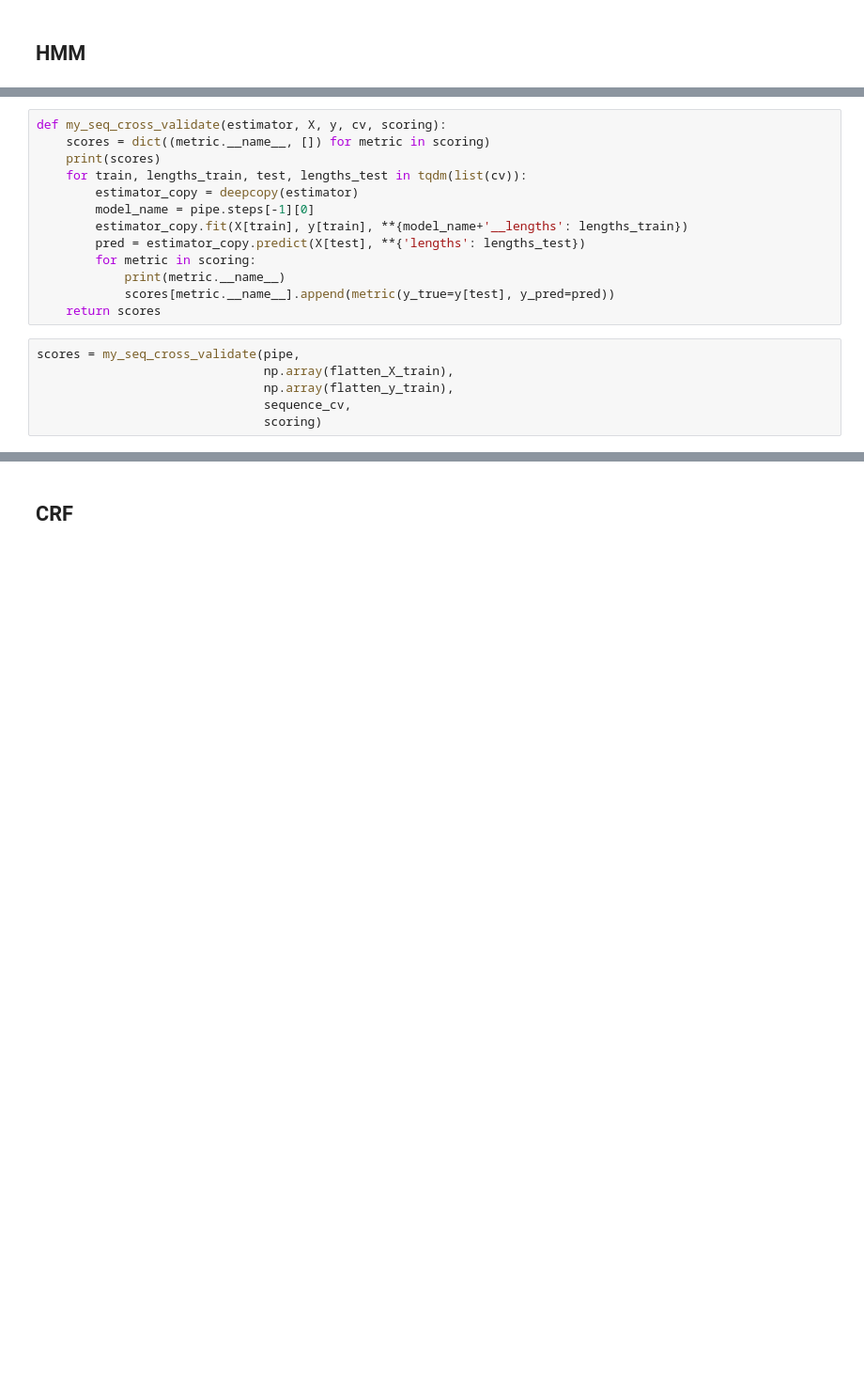
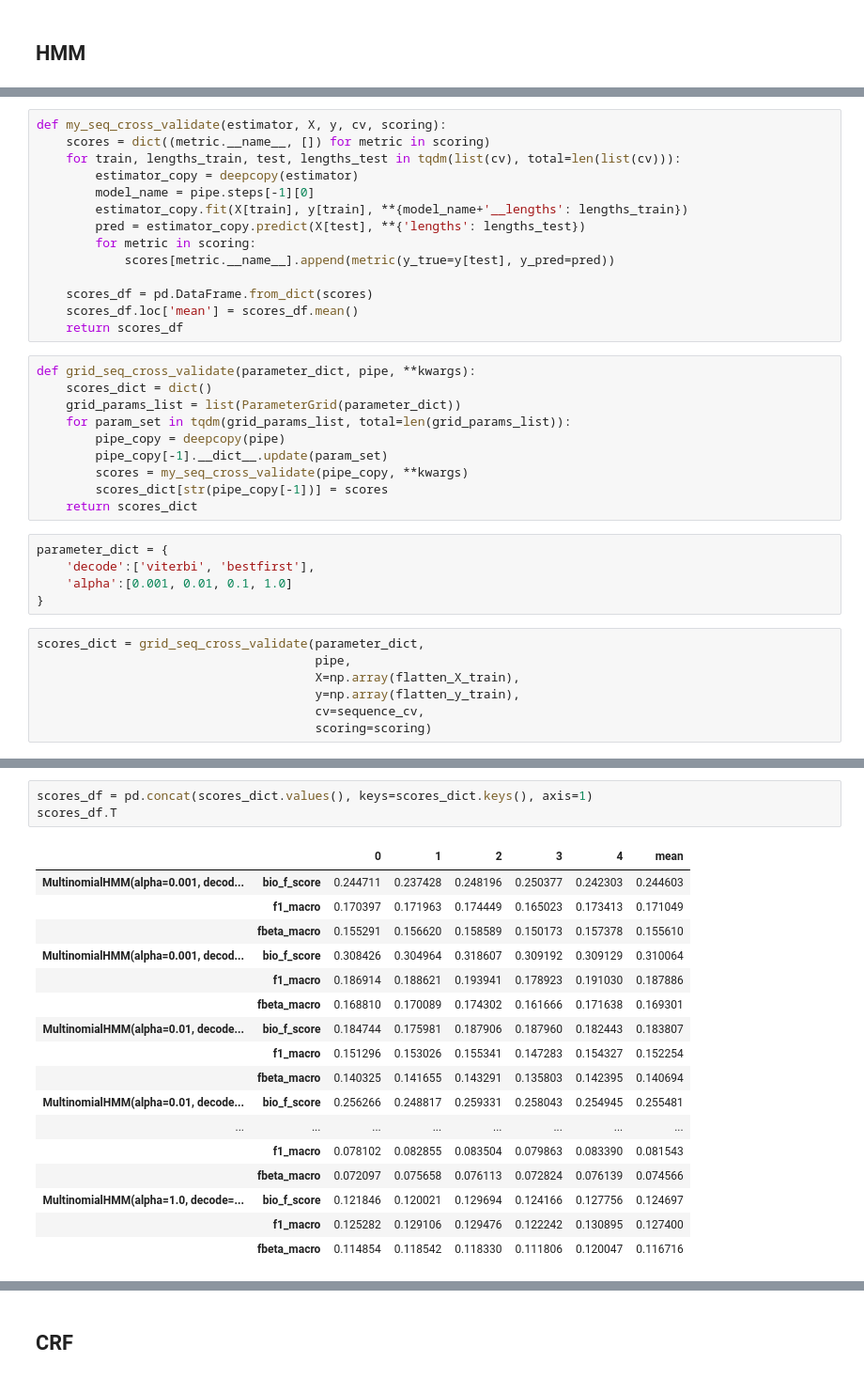
Before and after one commit to OlegBEZb/NLP_advanced_course, a Jupyter notebook: HW2/HW2_NER.ipynb, the cells around one changed output, grey strips where cells are left out. Shown at 94% size. Saved outputs shown, nothing was run; the diff lists cells and outputs as text; blank space fills up the shorter version.

```diff
--- a/HW2/HW2_NER.ipynb
+++ b/HW2/HW2_NER.ipynb
@@ -586,20 +587,37 @@ sequence_cv = SequenceKFold(lengths_train, n_folds=2, n_iter=1, shuffle=True, ra
 # %%
 def my_seq_cross_validate(estimator, X, y, cv, scoring):
     scores = dict((metric.__name__, []) for metric in scoring)
-    print(scores)
-    for train, lengths_train, test, lengths_test in tqdm(list(cv)):
+    for train, lengths_train, test, lengths_test in tqdm(list(cv), total=len(list(cv))):
         estimator_copy = deepcopy(estimator)
         model_name = pipe.steps[-1][0]
         estimator_copy.fit(X[train], y[train], **{model_name+'__lengths': lengths_train})
         pred = estimator_copy.predict(X[test], **{'lengths': lengths_test})
         for metric in scoring:
-            print(metric.__name__)
             scores[metric.__name__].append(metric(y_true=y[test], y_pred=pred))
-    return scores
+
+    scores_df = pd.DataFrame.from_dict(scores)
+    scores_df.loc['mean'] = scores_df.mean()
+    return scores_df
+# %%
+def grid_seq_cross_validate(parameter_dict, pipe, **kwargs):
+    scores_dict = dict()
+    grid_params_list = list(ParameterGrid(parameter_dict))
+    for param_set in tqdm(grid_params_list, total=len(grid_params_list)):
+        pipe_copy = deepcopy(pipe)
+        pipe_copy[-1].__dict__.update(param_set)
+        scores = my_seq_cross_validate(pipe_copy, **kwargs)
+        scores_dict[str(pipe_copy[-1])] = scores
+    return scores_dict
+# %%
+parameter_dict = {
+    'decode':['viterbi', 'bestfirst'],
+    'alpha':[0.001, 0.01, 0.1, 1.0]
+}
 # %%
-scores = my_seq_cross_validate(pipe,
-                               np.array(flatten_X_train),
-                               np.array(flatten_y_train),
-                               sequence_cv,
-                               scoring)
+scores_dict = grid_seq_cross_validate(parameter_dict,
+                                      pipe,
+                                      X=np.array(flatten_X_train),
+                                      y=np.array(flatten_y_train),
+                                      cv=sequence_cv,
+                                      scoring=scoring)
 # %% [output]
@@ -629,0 +633,21 @@ scores
+# %%
+scores_df = pd.concat(scores_dict.values(), keys=scores_dict.keys(), axis=1)
+scores_df.T
+# %% [output]
+|  |  | 0 | 1 | 2 | 3 | 4 | mean |
+| MultinomialHMM(alpha=0.001, decod... | bio_f_score | 0.244711 | 0.237428 | 0.248196 | 0.250377 | 0.242303 | 0.244603 |
+|  | f1_macro | 0.170397 | 0.171963 | 0.174449 | 0.165023 | 0.173413 | 0.171049 |
+|  | fbeta_macro | 0.155291 | 0.156620 | 0.158589 | 0.150173 | 0.157378 | 0.155610 |
+| MultinomialHMM(alpha=0.001, decod... | bio_f_score | 0.308426 | 0.304964 | 0.318607 | 0.309192 | 0.309129 | 0.310064 |
+|  | f1_macro | 0.186914 | 0.188621 | 0.193941 | 0.178923 | 0.191030 | 0.187886 |
+|  | fbeta_macro | 0.168810 | 0.170089 | 0.174302 | 0.161666 | 0.171638 | 0.169301 |
+| MultinomialHMM(alpha=0.01, decode... | bio_f_score | 0.184744 | 0.175981 | 0.187906 | 0.187960 | 0.182443 | 0.183807 |
+|  | f1_macro | 0.151296 | 0.153026 | 0.155341 | 0.147283 | 0.154327 | 0.152254 |
+|  | fbeta_macro | 0.140325 | 0.141655 | 0.143291 | 0.135803 | 0.142395 | 0.140694 |
+| MultinomialHMM(alpha=0.01, decode... | bio_f_score | 0.256266 | 0.248817 | 0.259331 | 0.258043 | 0.254945 | 0.255481 |
+| ... | ... | ... | ... | ... | ... | ... | ... |
+|  | f1_macro | 0.078102 | 0.082855 | 0.083504 | 0.079863 | 0.083390 | 0.081543 |
+|  | fbeta_macro | 0.072097 | 0.075658 | 0.076113 | 0.072824 | 0.076139 | 0.074566 |
+| MultinomialHMM(alpha=1.0, decode=... | bio_f_score | 0.121846 | 0.120021 | 0.129694 | 0.124166 | 0.127756 | 0.124697 |
+|  | f1_macro | 0.125282 | 0.129106 | 0.129476 | 0.122242 | 0.130895 | 0.127400 |
+|  | fbeta_macro | 0.114854 | 0.118542 | 0.118330 | 0.111806 | 0.120047 | 0.116716 |
```
Also changed, not shown: parts of 20 cells of this notebook.
